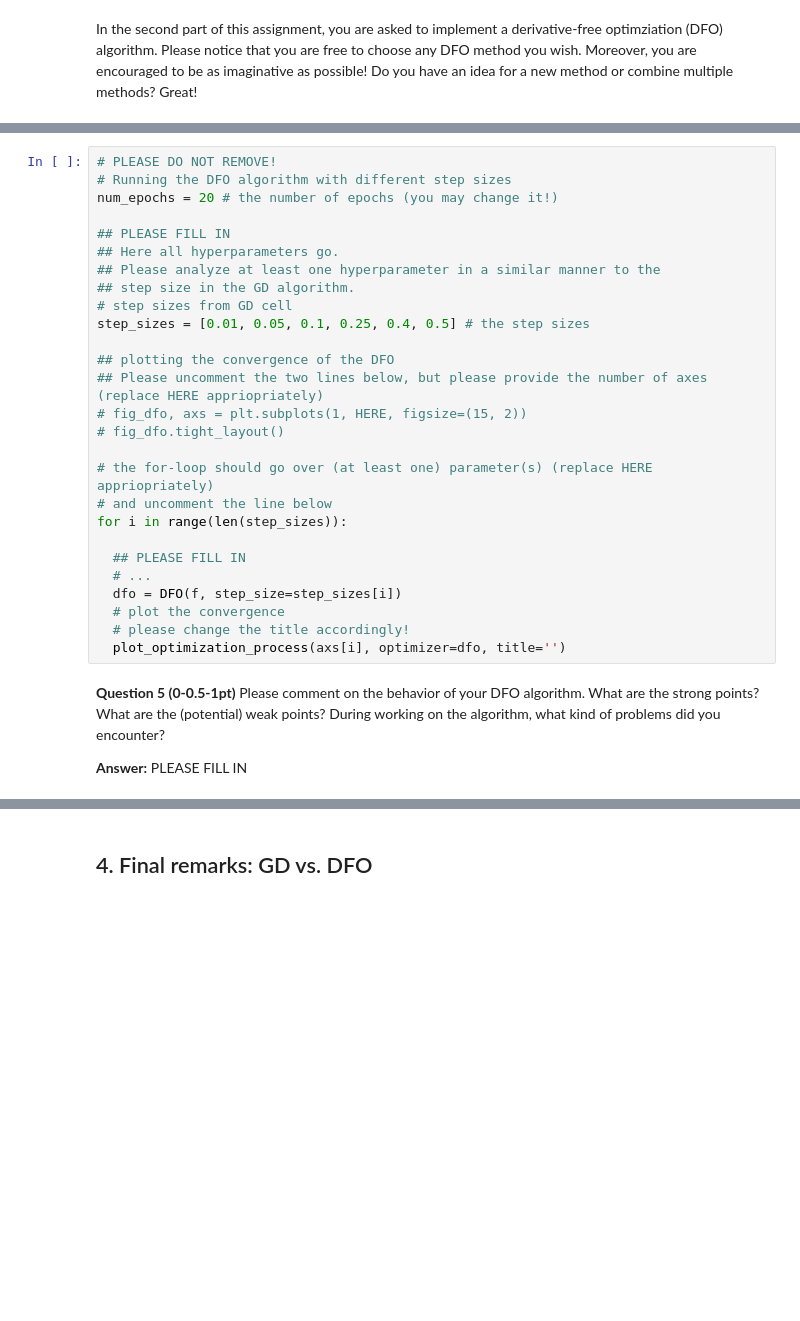
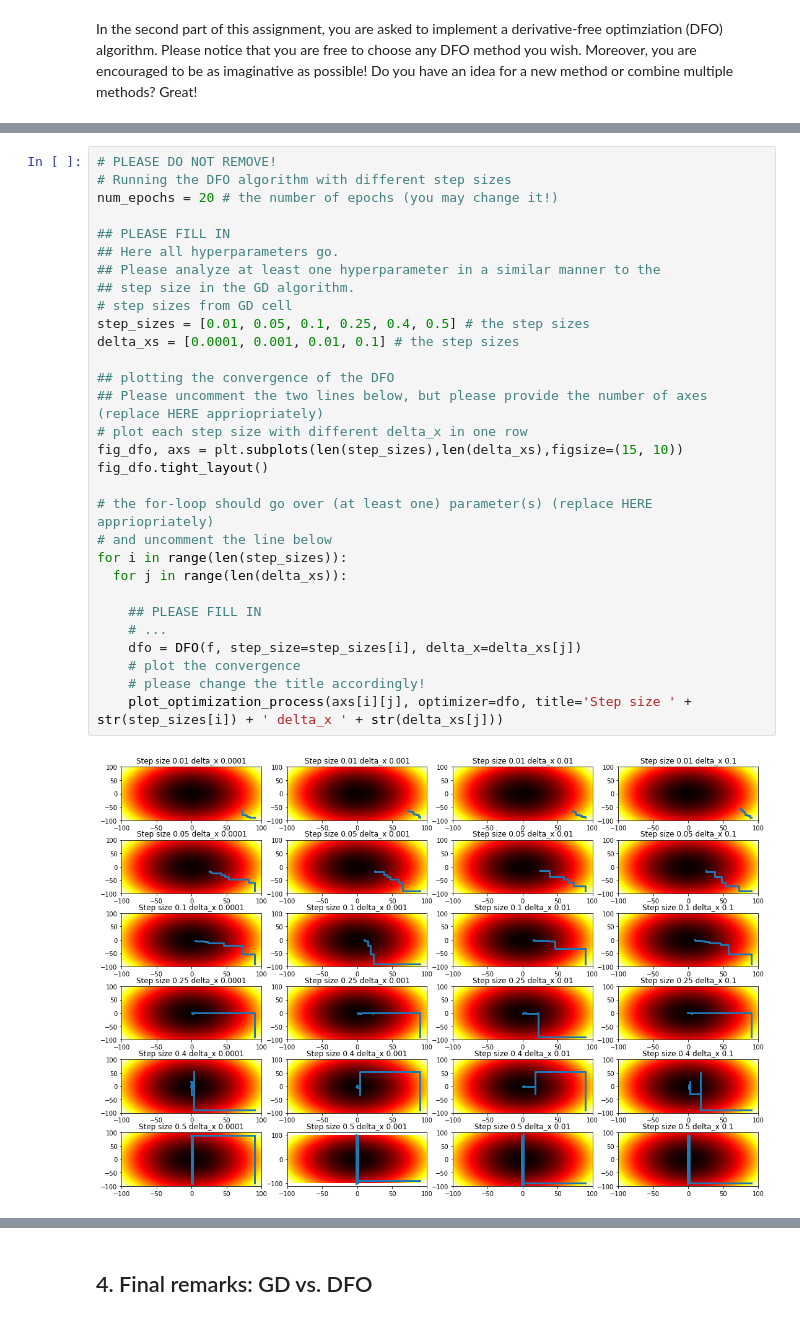
Before and after one commit to iremddemir/computational_intelligence, a Jupyter notebook: assignment_1.ipynb, the cells around one changed output, grey strips where cells are left out. Saved outputs shown, nothing was run; the diff lists cells and outputs as text; blank space fills up the shorter version.

```diff
--- a/assignment_1.ipynb
+++ b/assignment_1.ipynb
@@ -221,31 +242,32 @@ class DFO(object):
 # %%
 # PLEASE DO NOT REMOVE!
 # Running the DFO algorithm with different step sizes
 num_epochs = 20 # the number of epochs (you may change it!)
 
 ## PLEASE FILL IN
 ## Here all hyperparameters go.
 ## Please analyze at least one hyperparameter in a similar manner to the
 ## step size in the GD algorithm.
 # step sizes from GD cell
 step_sizes = [0.01, 0.05, 0.1, 0.25, 0.4, 0.5] # the step sizes
+delta_xs = [0.0001, 0.001, 0.01, 0.1] # the step sizes
 
 ## plotting the convergence of the DFO
 ## Please uncomment the two lines below, but please provide the number of axes (replace HERE appriopriately)
-# fig_dfo, axs = plt.subplots(1, HERE, figsize=(15, 2))
-# fig_dfo.tight_layout()
+# plot each step size with different delta_x in one row
+fig_dfo, axs = plt.subplots(len(step_sizes),len(delta_xs),figsize=(15, 10))
+fig_dfo.tight_layout()
 
 # the for-loop should go over (at least one) parameter(s) (replace HERE appriopriately)
 # and uncomment the line below
 for i in range(len(step_sizes)):
+  for j in range(len(delta_xs)):
 
-  ## PLEASE FILL IN
-  # ...
-  dfo = DFO(f, step_size=step_sizes[i])
-  # plot the convergence
-  # please change the title accordingly!
-  plot_optimization_process(axs[i], optimizer=dfo, title='')
+    ## PLEASE FILL IN
+    # ...
+    dfo = DFO(f, step_size=step_sizes[i], delta_x=delta_xs[j])
+    # plot the convergence
+    # please change the title accordingly!
+    plot_optimization_process(axs[i][j], optimizer=dfo, title='Step size ' + str(step_sizes[i]) + ' delta_x ' + str(delta_xs[j]))
+# %% [output]
+[figure, added]
-# %% [markdown]
-**Question 5 (0-0.5-1pt)** Please comment on the behavior of your DFO algorithm. What are the strong points? What are the (potential) weak points? During working on the algorithm, what kind of problems did you encounter?
-
-**Answer:** PLEASE FILL IN
```
Also changed, not shown: parts of 9 cells of this notebook.
